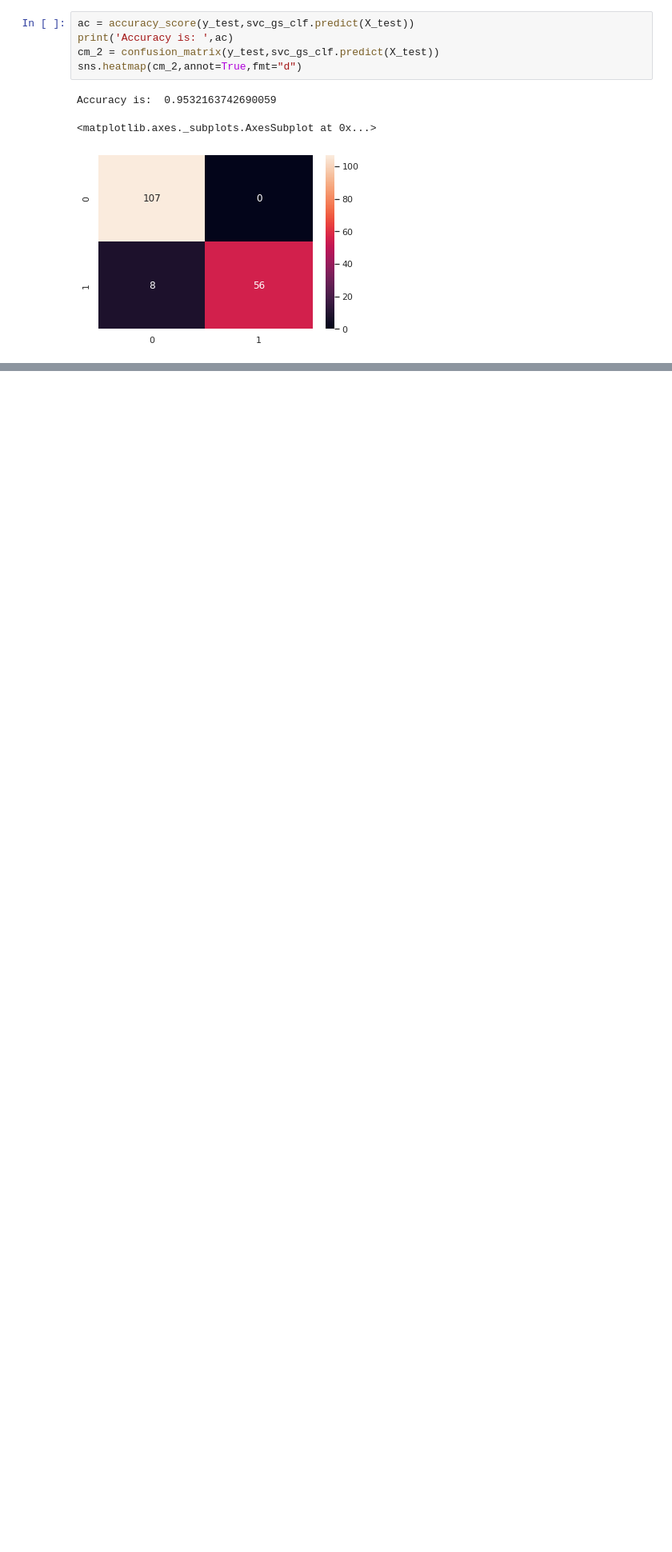
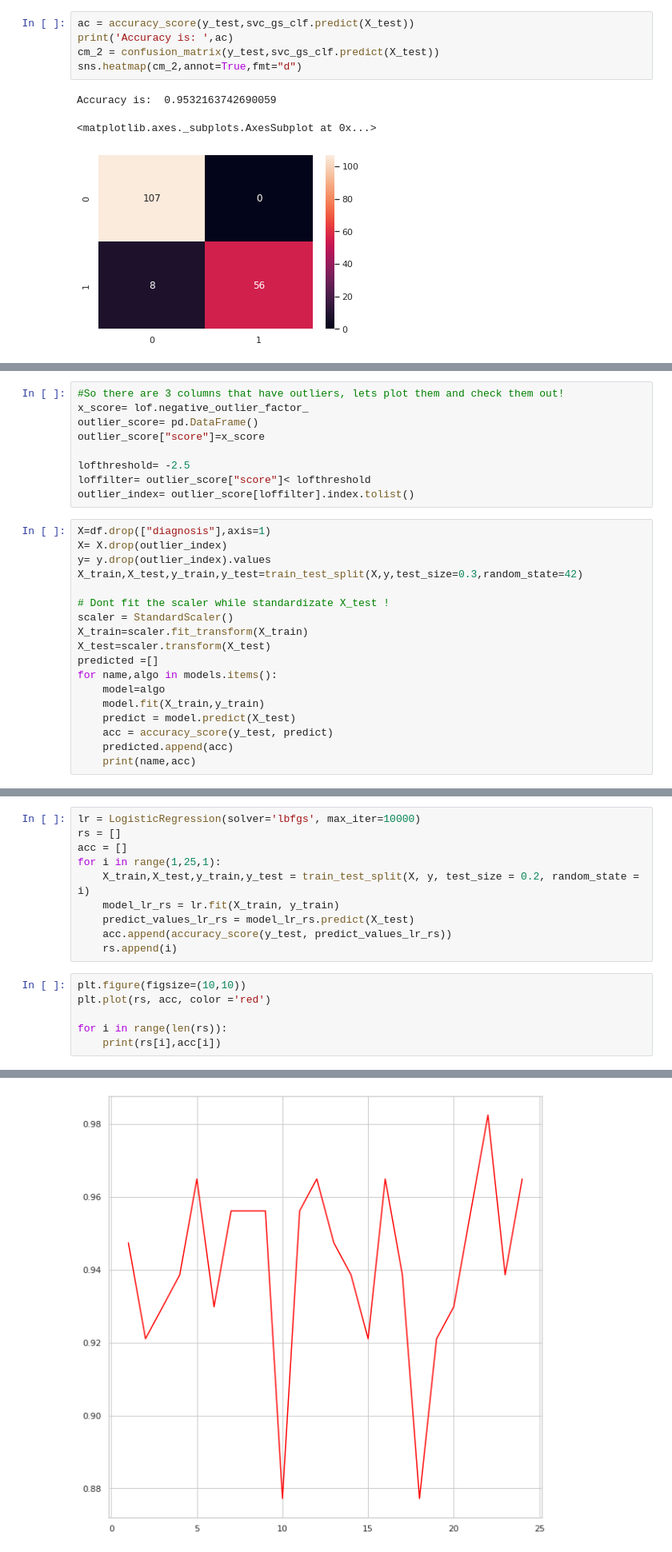
Before and after one commit to amansaxna/BreastCancer, a Jupyter notebook: Copy_of_wdbc_v4.ipynb, the cells around one changed output, grey strips where cells are left out. Shown at 80% size. Drawn from its saved outputs; the diff is of its cells as text; blank space fills up the shorter version.

```diff
--- a/Copy_of_wdbc_v4.ipynb
+++ b/Copy_of_wdbc_v4.ipynb
@@ -634,0 +660,27 @@ Accuracy is:  0.9532163742690059
+# %%
+#So there are 3 columns that have outliers, lets plot them and check them out!
+x_score= lof.negative_outlier_factor_
+outlier_score= pd.DataFrame()
+outlier_score["score"]=x_score
+
+lofthreshold= -2.5
+loffilter= outlier_score["score"]< lofthreshold
+outlier_index= outlier_score[loffilter].index.tolist()
+# %%
+X=df.drop(["diagnosis"],axis=1)
+X= X.drop(outlier_index)
+y= y.drop(outlier_index).values
+X_train,X_test,y_train,y_test=train_test_split(X,y,test_size=0.3,random_state=42)
+
+# Dont fit the scaler while standardizate X_test !
+scaler = StandardScaler()
+X_train=scaler.fit_transform(X_train)
+X_test=scaler.transform(X_test)
+predicted =[]
+for name,algo in models.items():
+    model=algo
+    model.fit(X_train,y_train)
+    predict = model.predict(X_test)
+    acc = accuracy_score(y_test, predict)
+    predicted.append(acc)
+    print(name,acc)
@@ -634,0 +689,17 @@ Accuracy is:  0.9532163742690059
+# %%
+lr = LogisticRegression(solver='lbfgs', max_iter=10000)
+rs = []
+acc = []
+for i in range(1,25,1):
+    X_train,X_test,y_train,y_test = train_test_split(X, y, test_size = 0.2, random_state = i)
+    model_lr_rs = lr.fit(X_train, y_train)
+    predict_values_lr_rs = model_lr_rs.predict(X_test)
+    acc.append(accuracy_score(y_test, predict_values_lr_rs))
+    rs.append(i)
+# %%
+plt.figure(figsize=(10,10))
+plt.plot(rs, acc, color ='red')
+
+for i in range(len(rs)):
+    print(rs[i],acc[i])
+# %% [output]
@@ -634,0 +723 @@ Accuracy is:  0.9532163742690059
+[figure, added]
```
Also changed, not shown: parts of 26 cells of this notebook.
